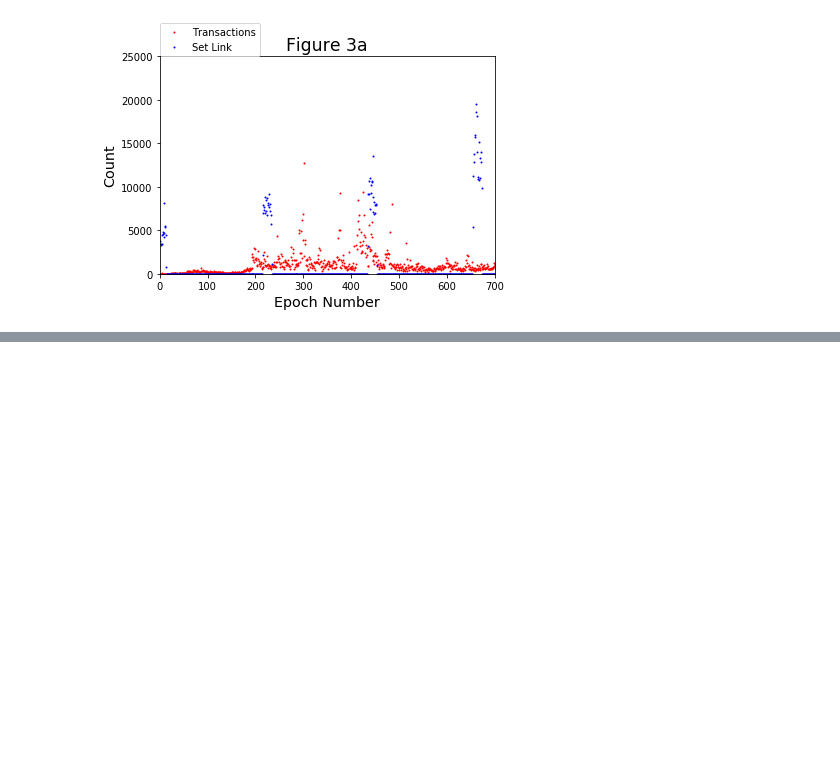
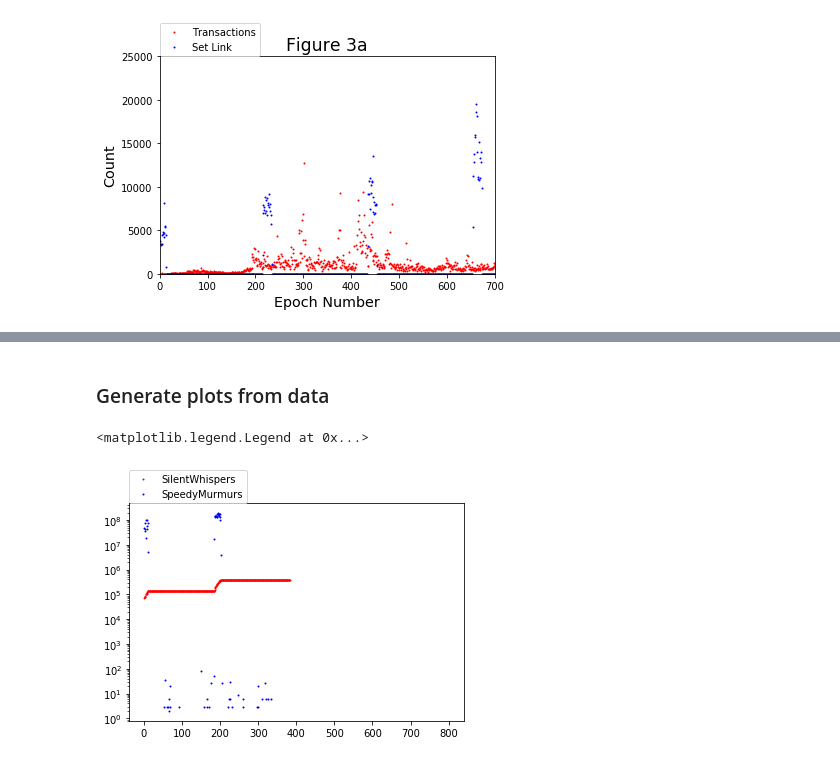
Before and after one commit to iowaguy/pcn-simulator, a Jupyter notebook: speedy-murmurs-simulator/Payment-Channel-Network-Simulations.ipynb, the cells around one changed output, grey strips where cells are left out. Saved outputs shown, nothing was run; the diff lists cells and outputs as text; code cells hidden in the pictures; blank space fills up the shorter version.

Commit message:
Plot all figures (except 2c) in jupyter notebook

```diff
--- a/speedy-murmurs-simulator/Payment-Channel-Network-Simulations.ipynb
+++ b/speedy-murmurs-simulator/Payment-Channel-Network-Simulations.ipynb
@@ -76,0 +136,4 @@ def run_static(transaction_set, algo, attempts, trees):
+# %%
+for tree in range(1,8):
+    run_static(0, silentwhispers, 2, i)
+    run_static(0, speedymurmurs, 2, i)
@@ -99,0 +165,4 @@ plt.legend(loc=(0,1), scatterpoints=10)
+# %%
+for tree in range(1,8):
+    run_static(0, silentwhispers, 2, i)
+    run_static(0, speedymurmurs, 2, i)
@@ -122,0 +194,4 @@ plt.legend(loc=(0,1), scatterpoints=10)
+# %%
+for attempt in range(1,8):
+    run_static(0, silentwhispers, i, 3)
+    run_static(0, speedymurmurs, i, 3)
@@ -237,0 +313,5 @@ plt.legend(loc=(0,1), scatterpoints=10)
+# %%
+for step in range(0,9):
+    run_dynamic(0, silentwhispers, 2, 3, step)
+    run_dynamic(0, speedymurmurs, 2, 3, step)
+print('Done.')
@@ -237,0 +330,30 @@ plt.legend(loc=(0,1), scatterpoints=10)
+# %% [markdown]
+### Generate plots from data
+# %%
+stab_file = '/cnet-stab.txt'
+
+sw_stab_messages_list = []
+sm_stab_messages_list = []
+sw_stab_messages_dict = {}
+sm_stab_messages_dict = {}
+for step in range(0,5):
+    sw_file_path = get_dynamic_data_path(silentwhispers, 3, 2, step) + stab_file
+    sm_file_path = get_dynamic_data_path(speedymurmurs, 3, 2, step) + stab_file
+
+    # create dict of stab message values for both sw and sm
+    new_dict_sw = convert_kv_file_to_dict(sw_file_path)
+    new_dict_sm = convert_kv_file_to_dict(sm_file_path)
+
+    sw_stab_messages_dict = merge_dicts(new_dict_sw, sw_stab_messages_dict)
+    sm_stab_messages_dict = merge_dicts(new_dict_sm, sm_stab_messages_dict)
+
+sw_stab_messages_list = dict_to_list(sw_stab_messages_dict, 801)
+sm_stab_messages_list = dict_to_list(sm_stab_messages_dict, 801)
+
+plt.yscale('log')
+plt.plot(range(1, 801), sw_stab_messages_list, 'ro', markersize=1, linewidth=1, label='SilentWhispers')
+plt.plot(range(1, 801), sm_stab_messages_list, 'bo', markersize=1, linewidth=1, label='SpeedyMurmurs')
+plt.legend(loc=(0,1), scatterpoints=10)
+# %% [output]
+<matplotlib.legend.Legend at 0x...>
+[figure, added]
```
Also changed, not shown: parts of 38 cells of this notebook.
